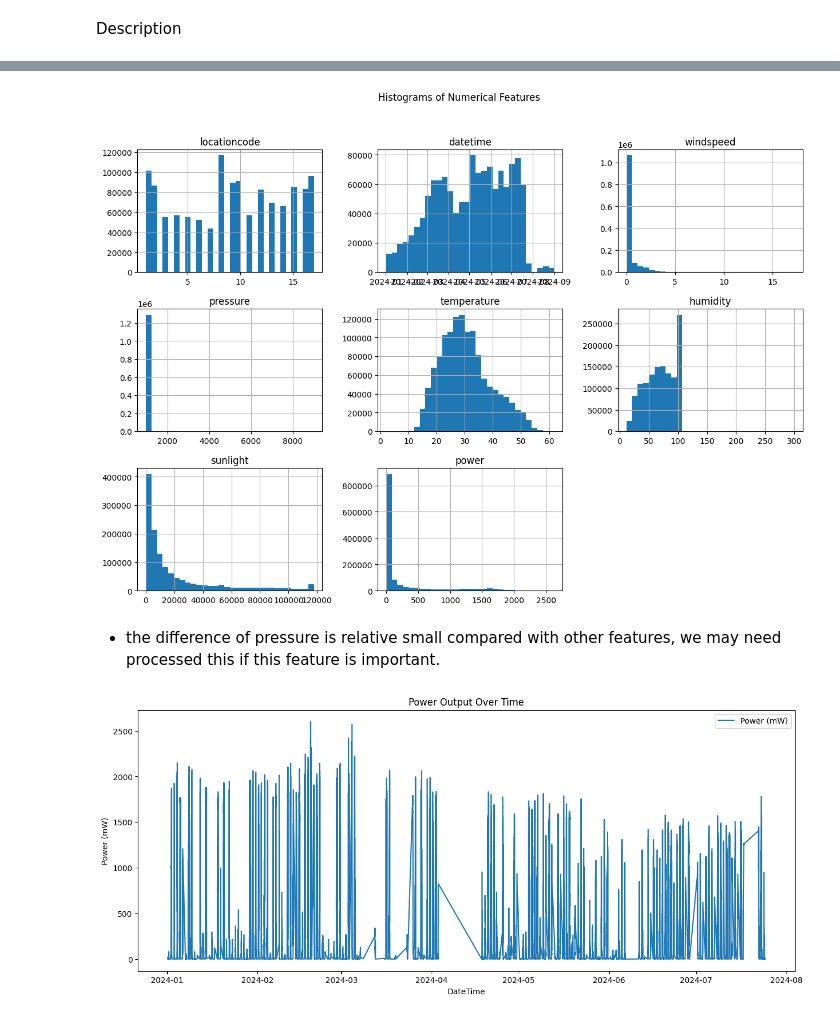
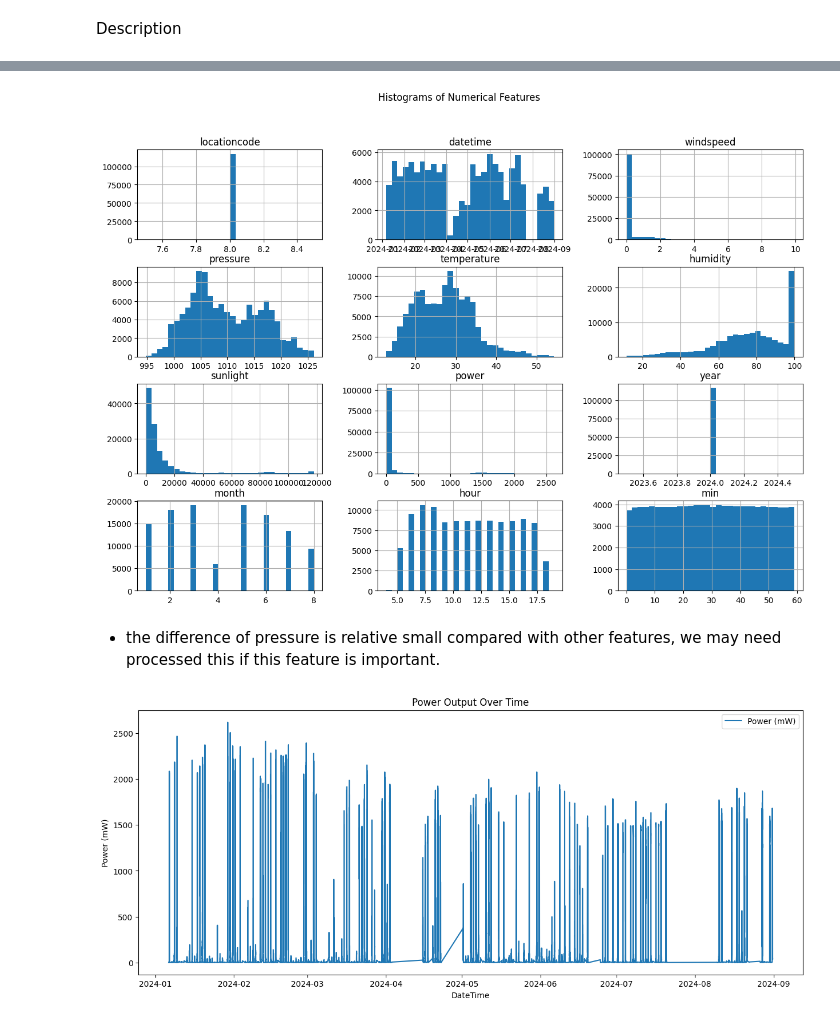
Before and after one commit to chiseanchang0727/aicup-predict-energy-generation, a Jupyter notebook: test_region/EDA_Sean.ipynb, the cells around one changed output, grey strips where cells are left out. Saved outputs shown, nothing was run; the diff lists cells and outputs as text; code cells hidden in the pictures.

```diff
--- a/test_region/EDA_Sean.ipynb
+++ b/test_region/EDA_Sean.ipynb
@@ -48,6 +48,7 @@ def create_time_features(df, input_column) -> pd.DataFrame:
     df_copy['date'] = df_copy[input_column].dt.date
     df_copy['year'] = df_copy[input_column].dt.year
     df_copy['month'] = df_copy[input_column].dt.month
-
+    df_copy['hour'] = df_copy[input_column].dt.hour
+    df_copy['min'] = df_copy[input_column].dt.minute
 
     return df_copy
@@ -153,11 +183,11 @@ df_raw_data.describe()
 | max | 1.700000e+01 | 2024-08-31 15:11:16 | 1.725000e+01 | 9.014550e+03 | 6.180000e+01 | 3.000000e+02 | 1.177582e+05 | 2.626480e+03 |
 | std | 5.050529e+00 | NaN | 7.665733e-01 | 1.678630e+01 | 8.962605e+00 | 2.488200e+01 | 2.893169e+04 | 4.830954e+02 |
 # %%
-df_raw_data.hist(bins=30, figsize=(15, 10))
+df_l8.hist(bins=30, figsize=(15, 10))
 plt.suptitle("Histograms of Numerical Features")
 plt.show()
 # %% [output]
-[figure, old version]
+[figure, new version]
 # %% [markdown]
 - the difference of pressure is relative small compared with other features, we may need processed this if this feature is important.
 # %%
@@ -173,6 +203,6 @@ def power_datetime(df, device):
     plt.legend()
     plt.show()
 # %%
-power_datetime(df_raw_data, device='L1')
+power_datetime(df_raw_data, device='L8')
 # %% [output]
-[figure, old version]
+[figure, new version]
```
Also changed, not shown: parts of 7 cells of this notebook, 3 other files.
